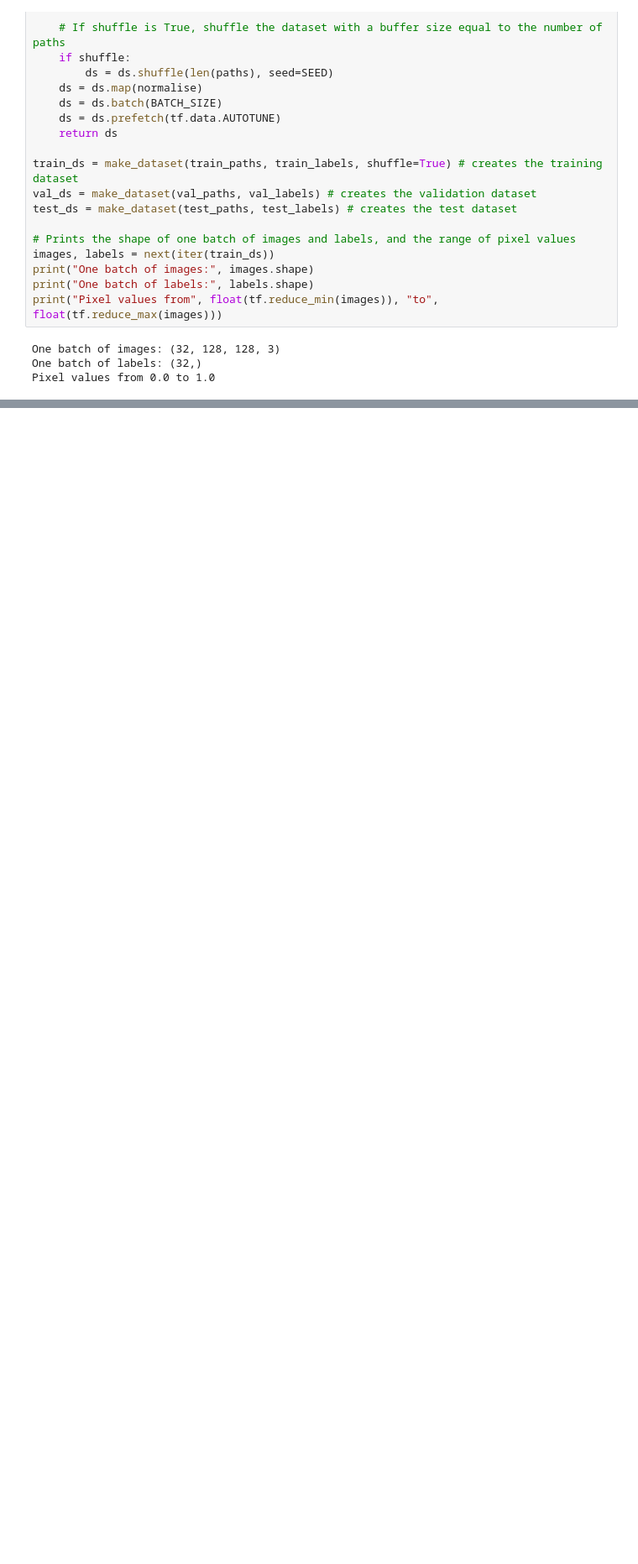
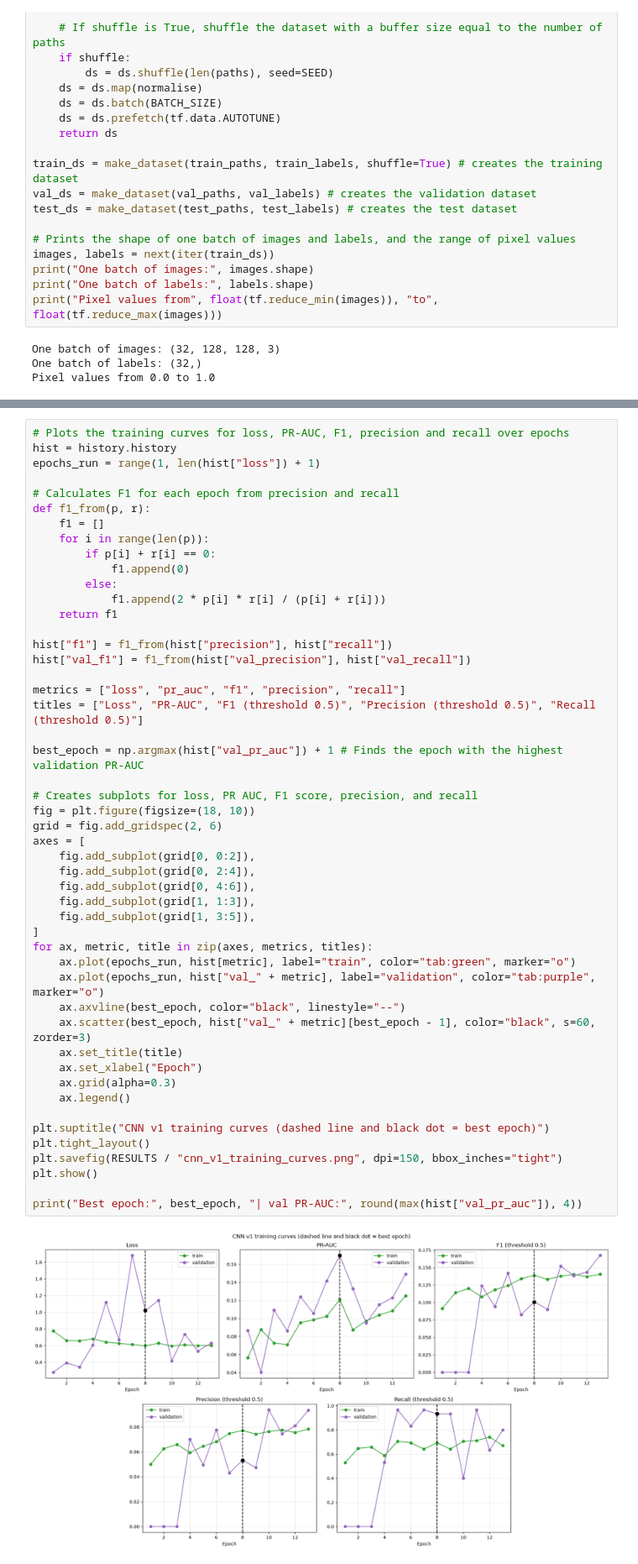
Before and after one commit to m-arij/f20dl-vehicle-fraud-ug-group9, a Jupyter notebook: notebooks/image_cnn.ipynb, the cells around one changed output, grey strips where cells are left out. Shown at 84% size. Saved outputs shown, nothing was run; the diff lists cells and outputs as text; blank space fills up the shorter version.

Commit message:
Train CNN v1 with class weights and plot training curves
Training curves for loss, PR-AUC, F1, precision and recall saved as cnn_v1_training_curves.png

```diff
--- a/notebooks/image_cnn.ipynb
+++ b/notebooks/image_cnn.ipynb
@@ -142,0 +242,51 @@ Class weights: {0: 0.52, 1: 13.0}
+# %%
+# Plots the training curves for loss, PR-AUC, F1, precision and recall over epochs
+hist = history.history
+epochs_run = range(1, len(hist["loss"]) + 1)
+
+# Calculates F1 for each epoch from precision and recall
+def f1_from(p, r):
+    f1 = []
+    for i in range(len(p)):
+        if p[i] + r[i] == 0:
+            f1.append(0)
+        else:
+            f1.append(2 * p[i] * r[i] / (p[i] + r[i]))
+    return f1
+
+hist["f1"] = f1_from(hist["precision"], hist["recall"])
+hist["val_f1"] = f1_from(hist["val_precision"], hist["val_recall"])
+
+metrics = ["loss", "pr_auc", "f1", "precision", "recall"]
+titles = ["Loss", "PR-AUC", "F1 (threshold 0.5)", "Precision (threshold 0.5)", "Recall (threshold 0.5)"]
+
+best_epoch = np.argmax(hist["val_pr_auc"]) + 1 # Finds the epoch with the highest validation PR-AUC
+
+# Creates subplots for loss, PR AUC, F1 score, precision, and recall
+fig = plt.figure(figsize=(18, 10))
+grid = fig.add_gridspec(2, 6)
+axes = [
+    fig.add_subplot(grid[0, 0:2]),
+    fig.add_subplot(grid[0, 2:4]),
+    fig.add_subplot(grid[0, 4:6]),
+    fig.add_subplot(grid[1, 1:3]),
+    fig.add_subplot(grid[1, 3:5]),
+]
+for ax, metric, title in zip(axes, metrics, titles):
+    ax.plot(epochs_run, hist[metric], label="train", color="tab:green", marker="o")
+    ax.plot(epochs_run, hist["val_" + metric], label="validation", color="tab:purple", marker="o")
+    ax.axvline(best_epoch, color="black", linestyle="--")
+    ax.scatter(best_epoch, hist["val_" + metric][best_epoch - 1], color="black", s=60, zorder=3)
+    ax.set_title(title)
+    ax.set_xlabel("Epoch")
+    ax.grid(alpha=0.3)
+    ax.legend()
+
+plt.suptitle("CNN v1 training curves (dashed line and black dot = best epoch)")
+plt.tight_layout()
+plt.savefig(RESULTS / "cnn_v1_training_curves.png", dpi=150, bbox_inches="tight")
+plt.show()
+
+print("Best epoch:", best_epoch, "| val PR-AUC:", round(max(hist["val_pr_auc"]), 4))
+# %% [output]
+[figure, added]
```
Also changed, not shown: parts of 4 cells of this notebook, 2 other files.
